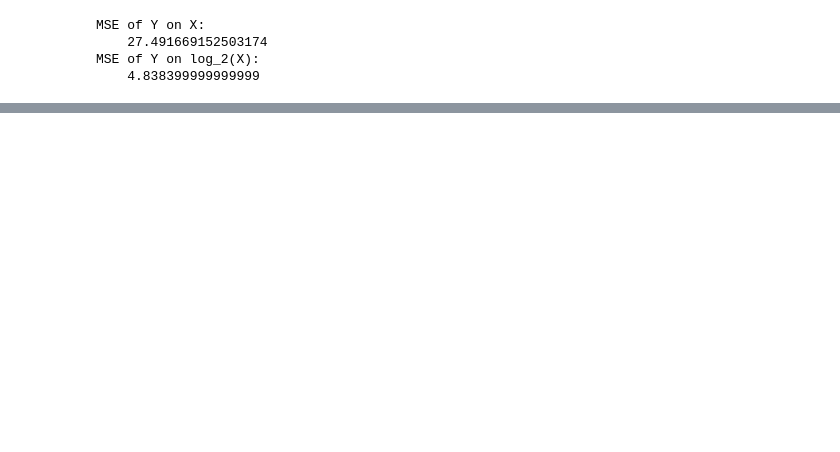
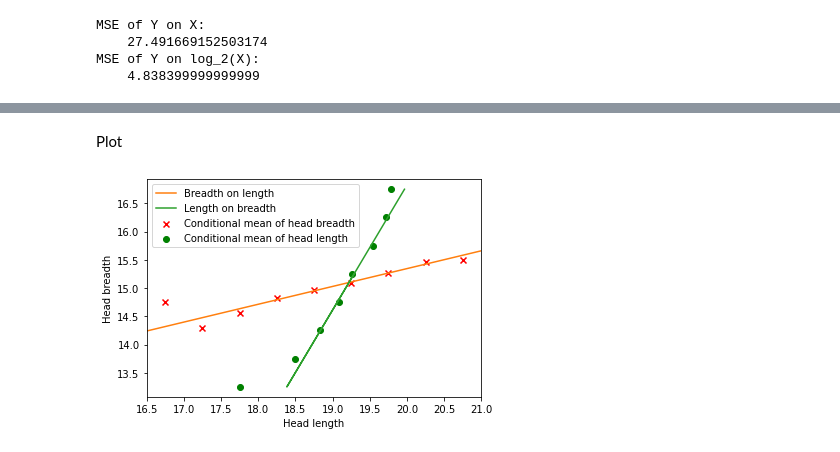
Before and after one commit to ArturoSbr/Principles-of-Statistics-MG-Bulmer-1965, a Jupyter notebook: 12. Regression and Correlation.ipynb, the cells around one changed output, grey strips where cells are left out. Cells and saved outputs as stored; diff of their text form; code cells hidden in the pictures; blank space fills up the shorter version.

```diff
--- a/12. Regression and Correlation.ipynb
+++ b/12. Regression and Correlation.ipynb
@@ -147,0 +266,8 @@ Find the residual sum of squares in the above example (a) directly by squaring t
+# %%
+# Head breadth on head length
+lm1 = LinearRegression().fit(l.reshape(-1, 1), b)
+print('Head breadth on length:\n    a =', lm1.intercept_, '\n    b =', lm1.coef_.item(), '\n')
+
+# Head length on head breadth
+lm2 = LinearRegression().fit(b.reshape(-1, 1), l)
+print('Head length on breadth:\n    a =', lm2.intercept_, '\n    b =', lm2.coef_.item(), '\n')
@@ -147,0 +284,3 @@ Find the residual sum of squares in the above example (a) directly by squaring t
+# %%
+df = pd.DataFrame(np.stack([b, l], axis=1), columns=['breadth','length'])
+df.head()
@@ -147,0 +294,29 @@ Find the residual sum of squares in the above example (a) directly by squaring t
+# %%
+# Average head breadth for fixed head lengths
+cond_b = df.groupby('length')['breadth'].mean()
+
+# Average head length for fixed head breadths
+cond_l = df.groupby('breadth')['length'].mean()
+# %% [markdown]
+Plot
+# %%
+# Head breadth on head length
+plt.plot(l, lm1.intercept_ + lm1.coef_.item() * l, color='C1',
+         label='Breadth on length')
+# Head length on head breadth
+plt.plot(lm2.intercept_ + lm2.coef_.item() * b, b, color='C2',
+         label='Length on breadth')
+# Conditional head breadth
+plt.scatter(cond_b.index, cond_b.values, color='red', marker='x',
+            label='Conditional mean of head breadth')
+# Conditional head length
+plt.scatter(cond_l.values, cond_l.index, color='green', marker='o',
+            label='Conditional mean of head length')
+# Styling
+plt.xlim(16.5, 21)
+plt.xlabel('Head length')
+plt.ylabel('Head breadth')
+plt.legend()
+plt.show()
+# %% [output]
+[figure, added]
```
Also changed, not shown: parts of 21 cells of this notebook.
